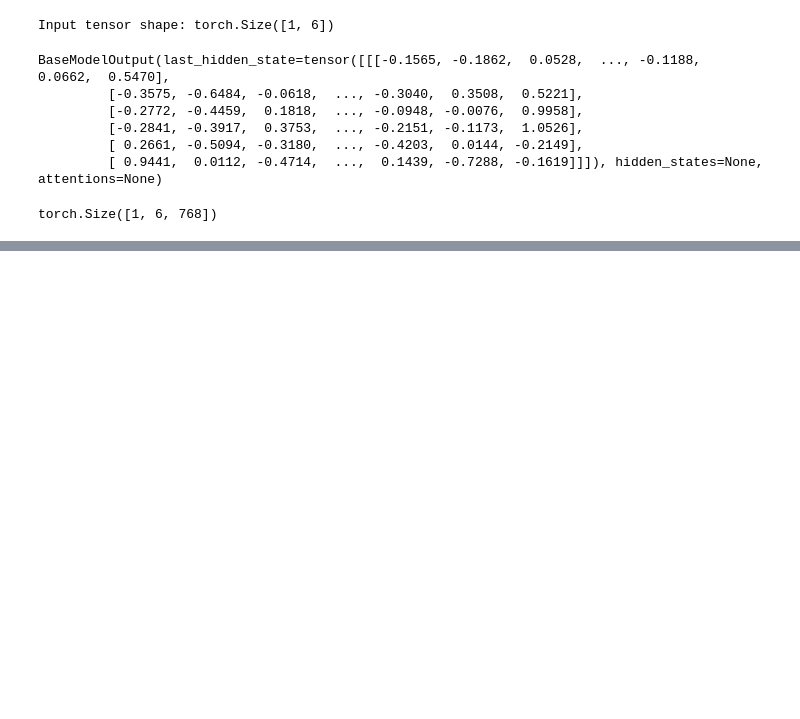
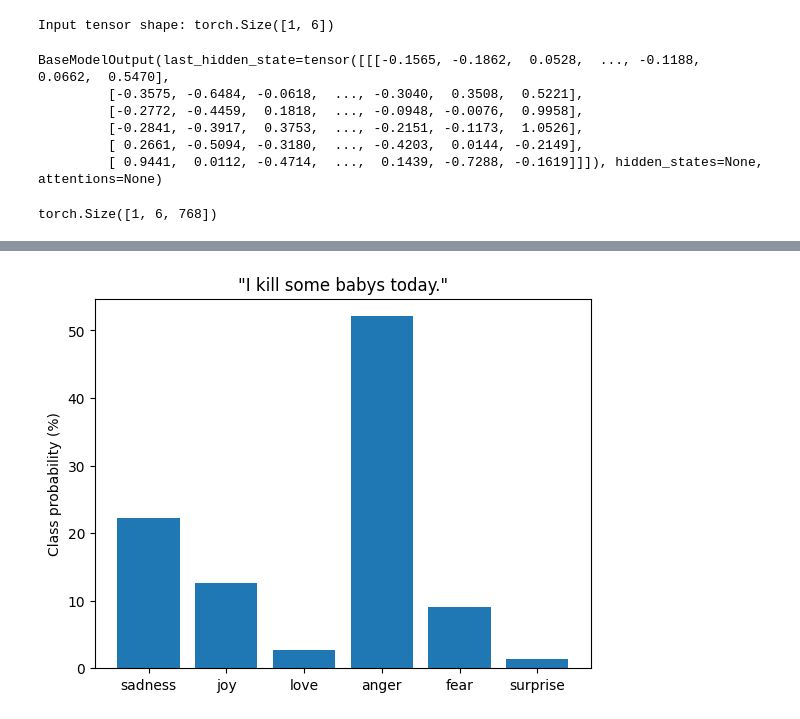
Before and after one commit to thereallexluttor/LLMS, a Jupyter notebook: chapter2.ipynb, the cells around one changed output, grey strips where cells are left out. Saved outputs shown, nothing was run; the diff lists cells and outputs as text; code cells hidden in the pictures; blank space fills up the shorter version.

```diff
--- a/chapter2.ipynb
+++ b/chapter2.ipynb
@@ -252,0 +440,18 @@ The aliases was originally deprecated in NumPy 1.20; for more details and guidan
+# %%
+#hide_output
+from transformers import pipeline
+
+# Change `transformersbook` to your Hub username
+model_id = "transformersbook/distilbert-base-uncased-finetuned-emotion"
+classifier = pipeline("text-classification", model=model_id)
+# %%
+custom_tweet = "I kill some babys today."
+preds = classifier(custom_tweet, return_all_scores=True)
+# %%
+preds_df = pd.DataFrame(preds[0])
+plt.bar(labels, 100 * preds_df["score"], color='C0')
+plt.title(f'"{custom_tweet}"')
+plt.ylabel("Class probability (%)")
+plt.show()
+# %% [output]
+[figure, added]
```
Also changed, not shown: parts of 28 cells of this notebook.
